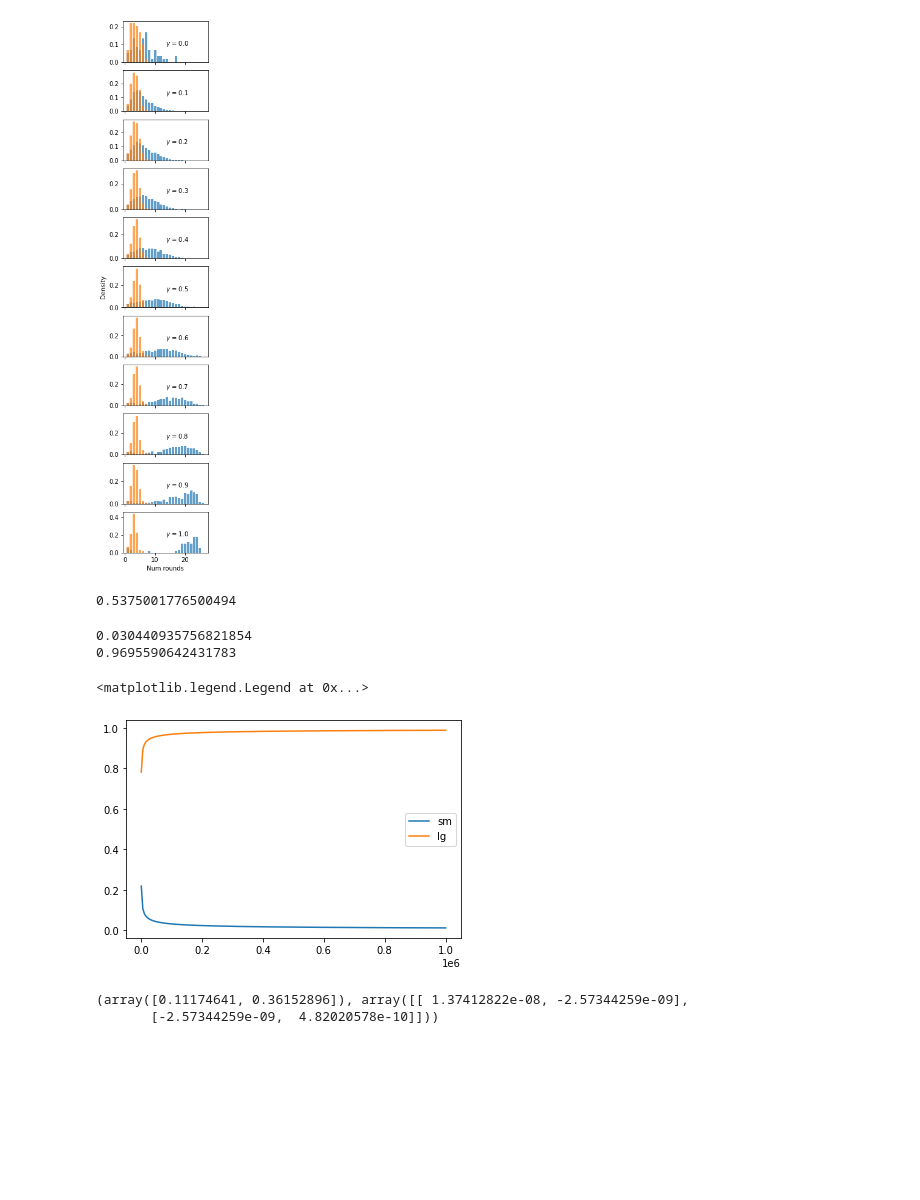
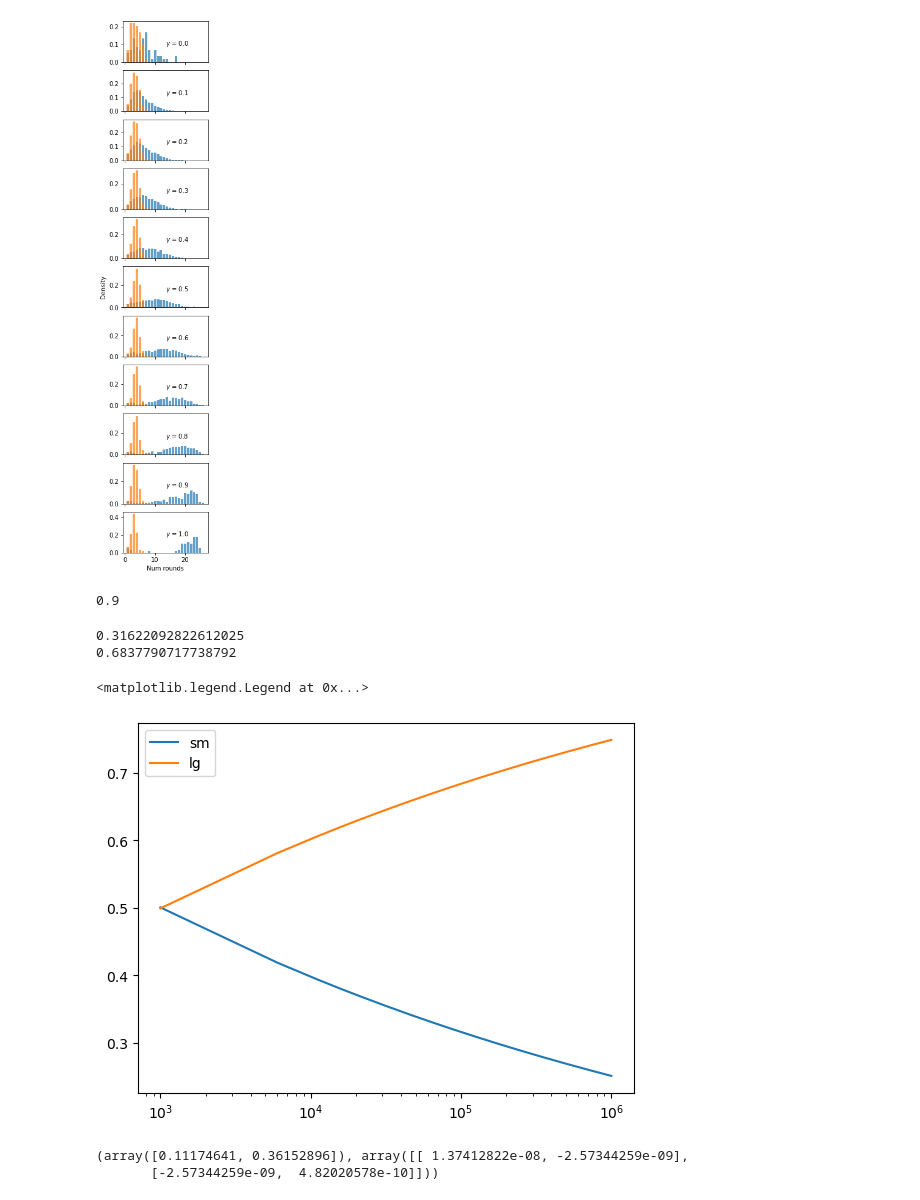
Before and after one commit to noahberthusen/qecc_routing, a Jupyter notebook: src_py/configuration_model.ipynb, the cells around one changed output. Saved outputs shown, nothing was run; the diff lists cells and outputs as text; code cells hidden in the pictures; blank space fills up the shorter version.

```diff
--- a/src_py/configuration_model.ipynb
+++ b/src_py/configuration_model.ipynb
@@ -13,3 +13,16 @@ from scipy import integrate
 import random
 import pandas as pd
 from collections import Counter
+# %%
+def draw_circle(M, gamma, k, num_iters):
+    rs = []
+    r = M**gamma
+    for p in np.random.uniform(low=-r, high=r, size=(num_iters,k,2)):
+        rs.append(make_circle(p)[2])
+    return rs
+
+M = 10
+gamma = 0.8
+rs = draw_circle(M, gamma, 6, 1000)
+print(M**gamma, np.mean(rs), np.median(rs))
+plt.hist(rs)
@@ -370,7 +391,8 @@ Text(0.5, 0, 'Num rounds')
 
 l = 4
 def newtons(p, b0, n):
-    g = lambda x: (l/(1-np.exp(-l))) * np.exp(-l*x)
+    # g = lambda x: (l/(1-np.exp(-l))) * np.exp(-l*x)
+    g = lambda x: 1
     gint = lambda x: integrate.quad(g, 0, x)[0]
 
     bn = b0
@@ -383,13 +405,13 @@ perc = 0.9
 cutoff = newtons(perc, 0, 10)
 print(cutoff)
 # %% [output]
-0.5375001776500494
+0.9
 # %%
 M = 10e4
 
 def g(x):
-    # return 1
-    return (l/(1-np.exp(-l))) * np.exp(-l*x)
+    return 1
+    # return (l/(1-np.exp(-l))) * np.exp(-l*x)
 
 integrand = lambda y: g(y) * (M**y) * M**2
 
@@ -403,32 +425,33 @@ lg_edges = integrate.quad(integrand, cutoff, 1)[0]
 print(sm_edges/tot_edges)
 print(lg_edges/tot_edges)
 # %% [output]
-0.030440935756821854
-0.9695590642431783
+0.31622092822612025
+0.6837790717738792
 # %%
 sm = []
 lg = []
 tot = []
 ms = np.linspace(10e2, 10e5, 200)
 
 for M in ms:
     integrand = lambda y: g(y) * (M**y)
 
     tot.append(integrate.quad(integrand, 0, 1)[0])
     sm.append(integrate.quad(integrand, 0, cutoff)[0])
     lg.append(integrate.quad(integrand, cutoff, 1)[0])
 
 
 plt.plot(ms, [s/t for s,t in zip(sm, tot)], label='sm')
 plt.plot(ms, [s/t for s,t in zip(lg, tot)], label='lg')
 
 # plt.plot(ms, sm, label='sm')
 # plt.plot(ms, lg, label='lg')
 # plt.plot(ms, np.log(ms))
+plt.xscale('log')
 plt.legend()
 # %% [output]
 <matplotlib.legend.Legend at 0x...>
-[figure, old version]
+[figure, new version]
 # %%
 from scipy.optimize import curve_fit
 
```
Also changed, not shown: parts of 1 cell of this notebook, 32 other files.
